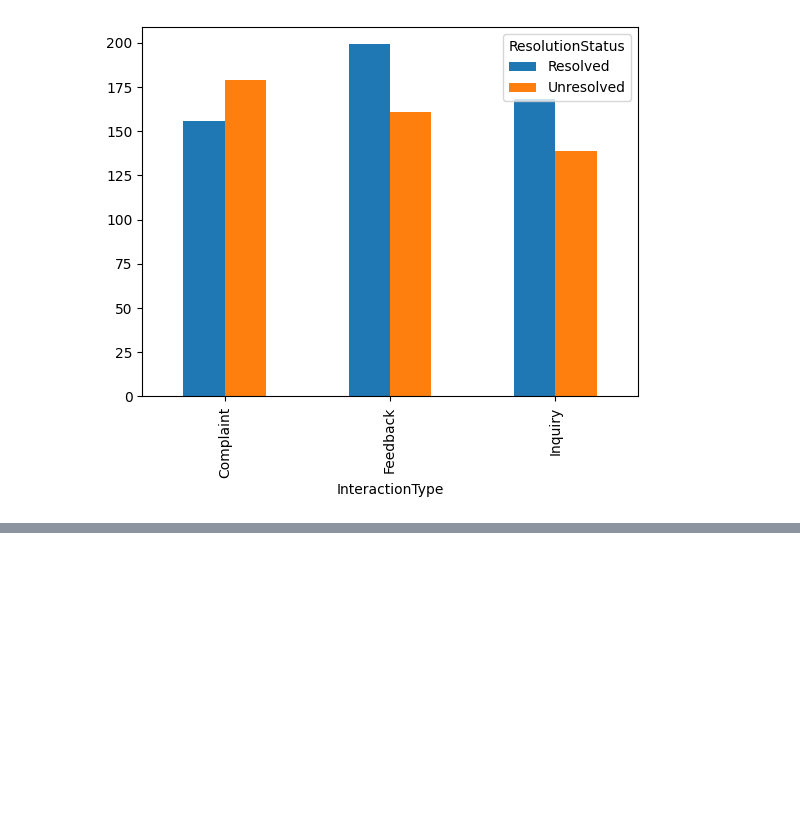
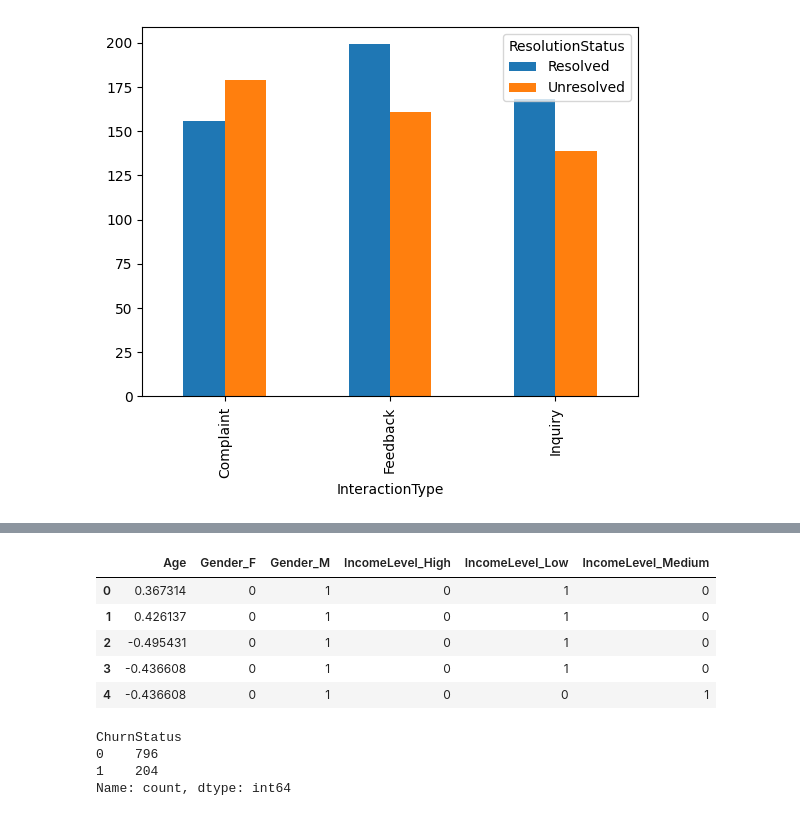
Before and after one commit to Bigjay101/ChurnPrediction, a Jupyter notebook: churn.ipynb, the cells around one changed output, grey strips where cells are left out. Cells and saved outputs as stored; diff of their text form; code cells hidden in the pictures; blank space fills up the shorter version.

```diff
--- a/churn.ipynb
+++ b/churn.ipynb
@@ -138,0 +210,21 @@ ct.plot(kind='bar')
+# %%
+Demo_encoded  = pd.get_dummies(demographics,columns=['Gender','IncomeLevel'],dtype=int)
+Demo_encoded.head()
+demos = Demo_encoded.drop(columns = ['CustomerID','MaritalStatus'])
+demos['Age'] = (demos['Age']-demos['Age'].mean())/(demos['Age'].max()-demos['Age'].min())
+demos.head()
+# %% [output]
+|  | Age | Gender_F | Gender_M | IncomeLevel_High | IncomeLevel_Low | IncomeLevel_Medium |
+| 0 | 0.367314 | 0 | 1 | 0 | 1 | 0 |
+| 1 | 0.426137 | 0 | 1 | 0 | 1 | 0 |
+| 2 | -0.495431 | 0 | 1 | 0 | 1 | 0 |
+| 3 | -0.436608 | 0 | 1 | 0 | 1 | 0 |
+| 4 | -0.436608 | 0 | 1 | 0 | 0 | 1 |
+# %%
+Churn_final = Churn['ChurnStatus']
+Churn_final.value_counts()
+# %% [output]
+ChurnStatus
+0    796
+1    204
+Name: count, dtype: int64
```
Also changed, not shown: parts of 15 cells of this notebook.
